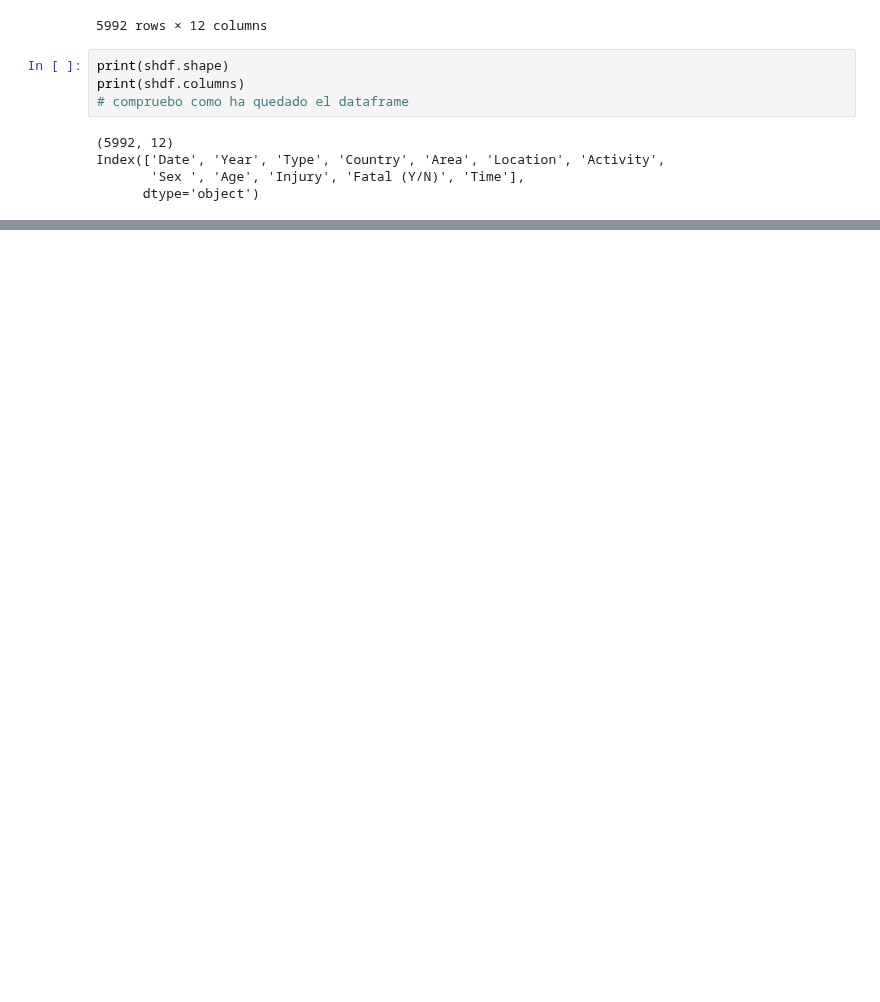
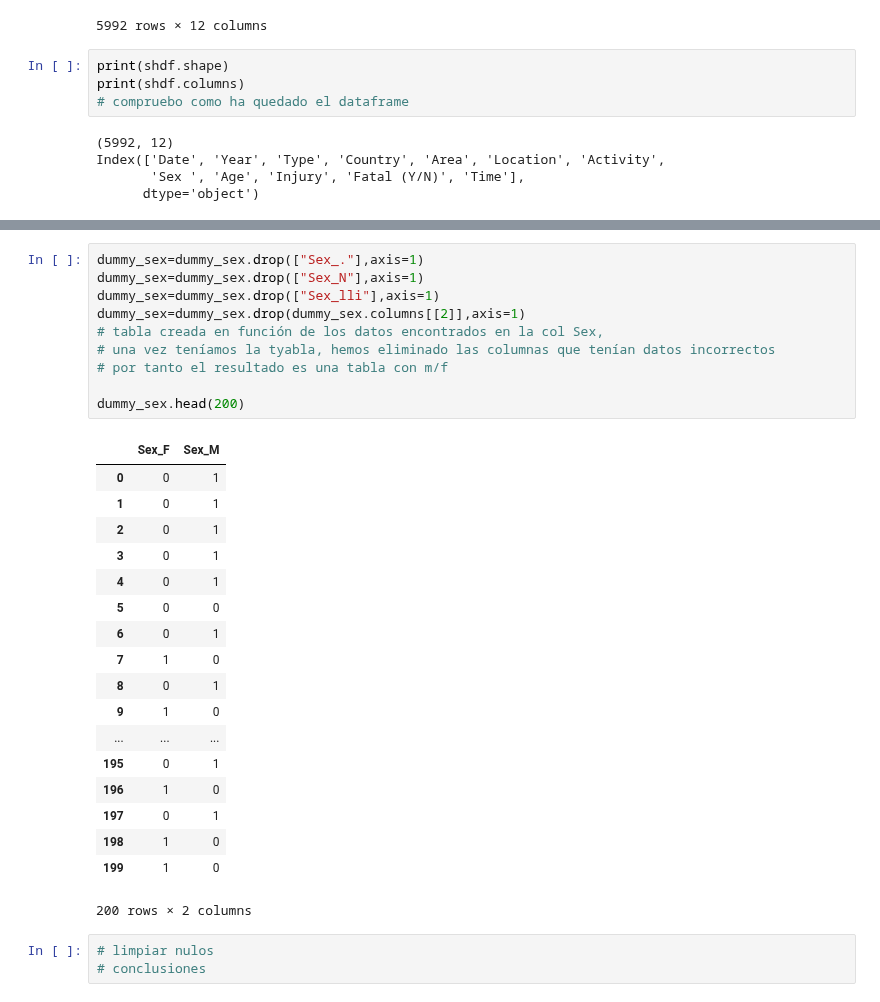
Before and after one commit to ironhack-datalabs/datamad0819, a Jupyter notebook: module-1/pandas-project/your-code/main.ipynb, the cells around one changed output, grey strips where cells are left out. Drawn from its saved outputs; the diff is of its cells as text; blank space fills up the shorter version.

```diff
--- a/module-1/pandas-project/your-code/main.ipynb
+++ b/module-1/pandas-project/your-code/main.ipynb
@@ -182,0 +244,32 @@ TypeError: can only concatenate str (not "int") to str
+# %%
+dummy_sex=dummy_sex.drop(["Sex_."],axis=1)
+dummy_sex=dummy_sex.drop(["Sex_N"],axis=1)
+dummy_sex=dummy_sex.drop(["Sex_lli"],axis=1)
+dummy_sex=dummy_sex.drop(dummy_sex.columns[[2]],axis=1)
+# tabla creada en función de los datos encontrados en la col Sex,
+# una vez teníamos la tyabla, hemos eliminado las columnas que tenían datos incorrectos
+# por tanto el resultado es una tabla con m/f
+
+dummy_sex.head(200)
+# %% [output]
+|  | Sex_F | Sex_M |
+| 0 | 0 | 1 |
+| 1 | 0 | 1 |
+| 2 | 0 | 1 |
+| 3 | 0 | 1 |
+| 4 | 0 | 1 |
+| 5 | 0 | 0 |
+| 6 | 0 | 1 |
+| 7 | 1 | 0 |
+| 8 | 0 | 1 |
+| 9 | 1 | 0 |
+| ... | ... | ... |
+| 195 | 0 | 1 |
+| 196 | 1 | 0 |
+| 197 | 0 | 1 |
+| 198 | 1 | 0 |
+| 199 | 1 | 0 |
+200 rows × 2 columns
+# %%
+# limpiar nulos
+# conclusiones
```
Also changed, not shown: parts of 7 cells of this notebook, 1 other file.
